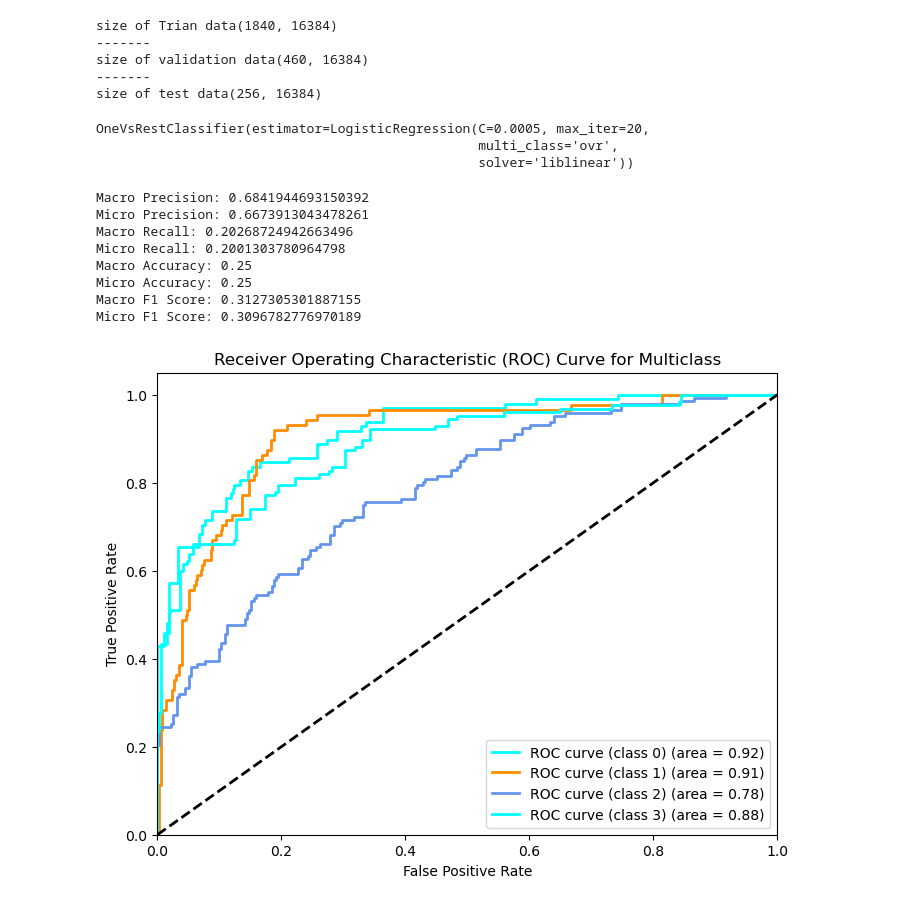
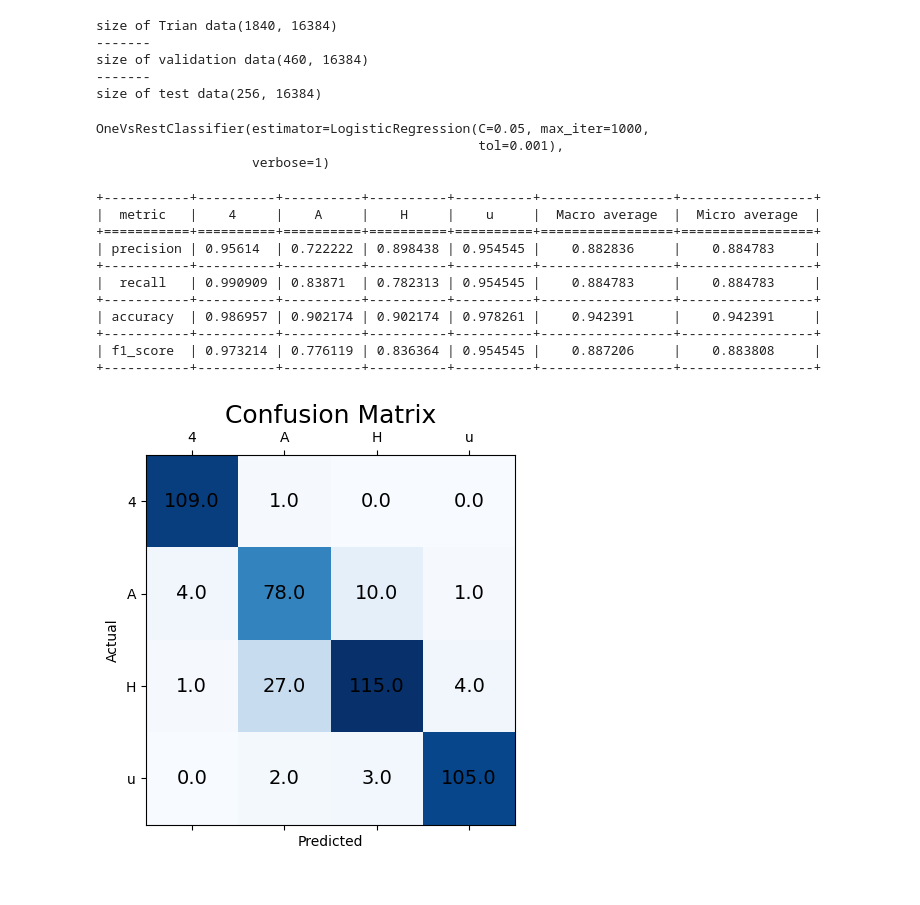
Before and after one commit to Mohamed600-DK/Image_Labelling_Linear_Classification, a Jupyter notebook: Image_Labelling_Linear_Classification.ipynb, the cells around one changed output. Saved outputs shown, nothing was run; the diff lists cells and outputs as text; code cells hidden in the pictures.

```diff
--- a/Image_Labelling_Linear_Classification.ipynb
+++ b/Image_Labelling_Linear_Classification.ipynb
@@ -558,9 +674,9 @@ label_encoder = LabelEncoder()
 df['encoding_label'] = label_encoder.fit_transform(df['label'])
 # Print a message indicating the label conversion
 
-encodig_dic={k:v for k,v in zip(df['label'].unique(),df['encoding_label'].unique())}
+encodig_dic={k:v for v,k in zip(df['label'].unique(),df['encoding_label'].unique())}
 
-print(f"Converted the labels from {list(encodig_dic.keys())} to {list(encodig_dic.values())}")
+print(f"Converted the labels from {list(encodig_dic.values())} to {list(encodig_dic.keys())}")
 # %% [output]
 Converted the labels from ['4', 'A', 'u', 'H'] to [0, 1, 3, 2]
 # %%
@@ -728,59 +846,32 @@ size of validation data(460, 16384)
 size of test data(256, 16384)
 # %%
 from sklearn.multiclass import OneVsRestClassifier
-multicalss_classification_model = LogisticRegression(max_iter=20,solver='liblinear',multi_class='ovr',C=0.0005)#5000
-clf = OneVsRestClassifier(multicalss_classification_model)
+from sklearn.model_selection import cross_validate,cross_val_predict
+multicalss_classification_model = LogisticRegression(max_iter=1000,C=0.05,tol=0.001)#max_iter=5000,solver='sag',multi_class='auto',C=0.0005
+
+clf = OneVsRestClassifier(multicalss_classification_model,verbose=1)
+#cross_val=cross_val_predict(clf,x_train,y_train)
 clf.fit(x_train, y_train)
+#multicalss_classification_model.fit(x_train, y_train)
 # %% [output]
-OneVsRestClassifier(estimator=LogisticRegression(C=0.0005, max_iter=20,
-                                                 multi_class='ovr',
-                                                 solver='liblinear'))
+OneVsRestClassifier(estimator=LogisticRegression(C=0.05, max_iter=1000,
+                                                 tol=0.001),
+                    verbose=1)
 # %%
 p=clf.predict(x_valdiation)
-ev=evaluate_classification_model(y_validation, p,multiclass=True)
-ev.print_precision()
-ev.print_recall()
-ev.print_accuracy()
-ev.print_f1_score()
+ev=evaluate_classification_model(y_validation, p,multiclass=True,classes_name=[encodig_dic[class_name] for class_name in np.unique(y_train) ])
+ev.print_model_report()
+ev.conf_matrix()
 # %% [output]
-Macro Precision: 0.6841944693150392
-Micro Precision: 0.6673913043478261
-Macro Recall: 0.20268724942663496
-Micro Recall: 0.2001303780964798
-Macro Accuracy: 0.25
-Micro Accuracy: 0.25
-Macro F1 Score: 0.3127305301887155
-Micro F1 Score: 0.3096782776970189
++-----------+----------+----------+----------+----------+-----------------+-----------------+
+|  metric   |    4     |    A     |    H     |    u     |  Macro average  |  Micro average  |
++===========+==========+==========+==========+==========+=================+=================+
+| precision | 0.95614  | 0.722222 | 0.898438 | 0.954545 |    0.882836     |    0.884783     |
++-----------+----------+----------+----------+----------+-----------------+-----------------+
+|  recall   | 0.990909 | 0.83871  | 0.782313 | 0.954545 |    0.884783     |    0.884783     |
++-----------+----------+----------+----------+----------+-----------------+-----------------+
+| accuracy  | 0.986957 | 0.902174 | 0.902174 | 0.978261 |    0.942391     |    0.942391     |
++-----------+----------+----------+----------+----------+-----------------+-----------------+
+| f1_score  | 0.973214 | 0.776119 | 0.836364 | 0.954545 |    0.887206     |    0.883808     |
++-----------+----------+----------+----------+----------+-----------------+-----------------+
+[figure, added]
-# %%
-from sklearn.metrics import roc_curve, auc
-from sklearn.preprocessing import label_binarize
-
-# Initialize ROC curve variables
-fpr = dict()
-tpr = dict()
-roc_auc = dict()
-
-n_classes = len(np.unique(y_validation))
-y_true_bin = label_binarize(y_validation, classes=np.arange(n_classes))
-y_scores=clf.predict_proba(x_valdiation)
-# Calculate ROC curve for each class
-for i in range(n_classes):
-    fpr[i], tpr[i], _ = roc_curve(y_true_bin[:, i], y_scores[:, i])
-    roc_auc[i] = auc(fpr[i], tpr[i])
-
-# Plot ROC curves for each class
-plt.figure(figsize=(8, 6))
-colors = ['aqua', 'darkorange', 'cornflowerblue','aqua']
-for i, color in zip(range(n_classes), colors):
-    plt.plot(fpr[i], tpr[i], color=color, lw=2, label=f'ROC curve (class {i}) (area = {roc_auc[i]:.2f})')
-
-plt.plot([0, 1], [0, 1], 'k--', lw=2)
-plt.xlim([0.0, 1.0])
-plt.ylim([0.0, 1.05])
-plt.xlabel('False Positive Rate')
-plt.ylabel('True Positive Rate')
-plt.title('Receiver Operating Characteristic (ROC) Curve for Multiclass')
-plt.legend(loc="lower right")
-plt.show()
-# %% [output]
-[figure, removed]
```
Also changed, not shown: parts of 19 cells of this notebook.
